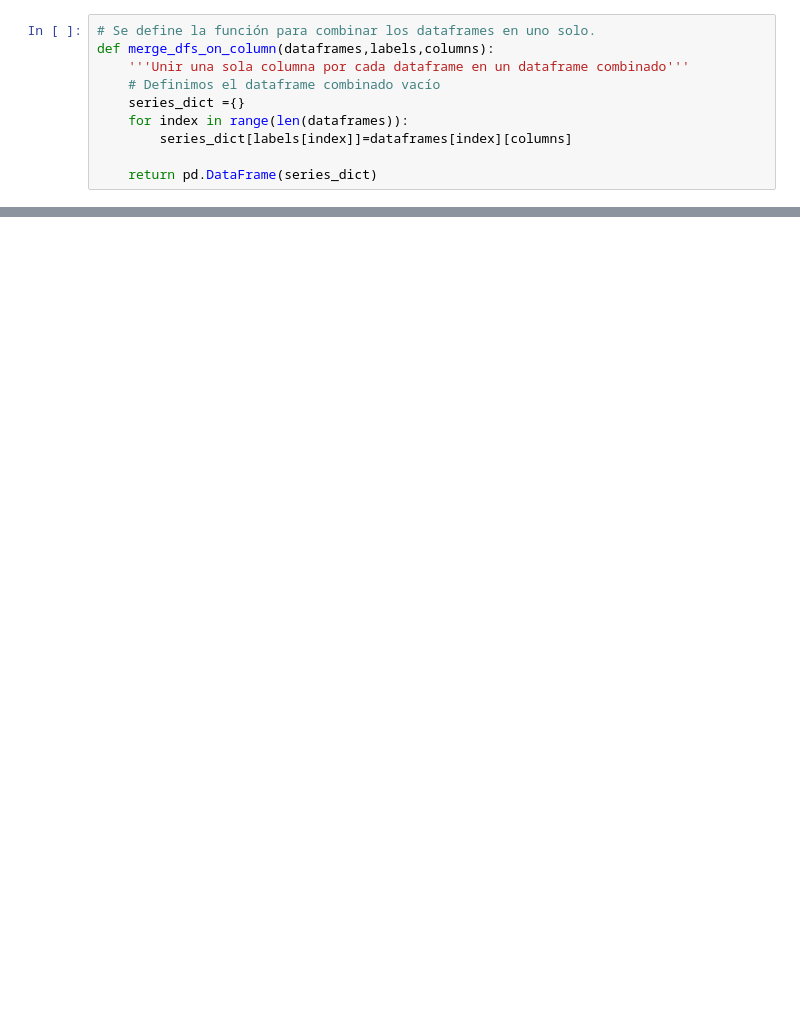
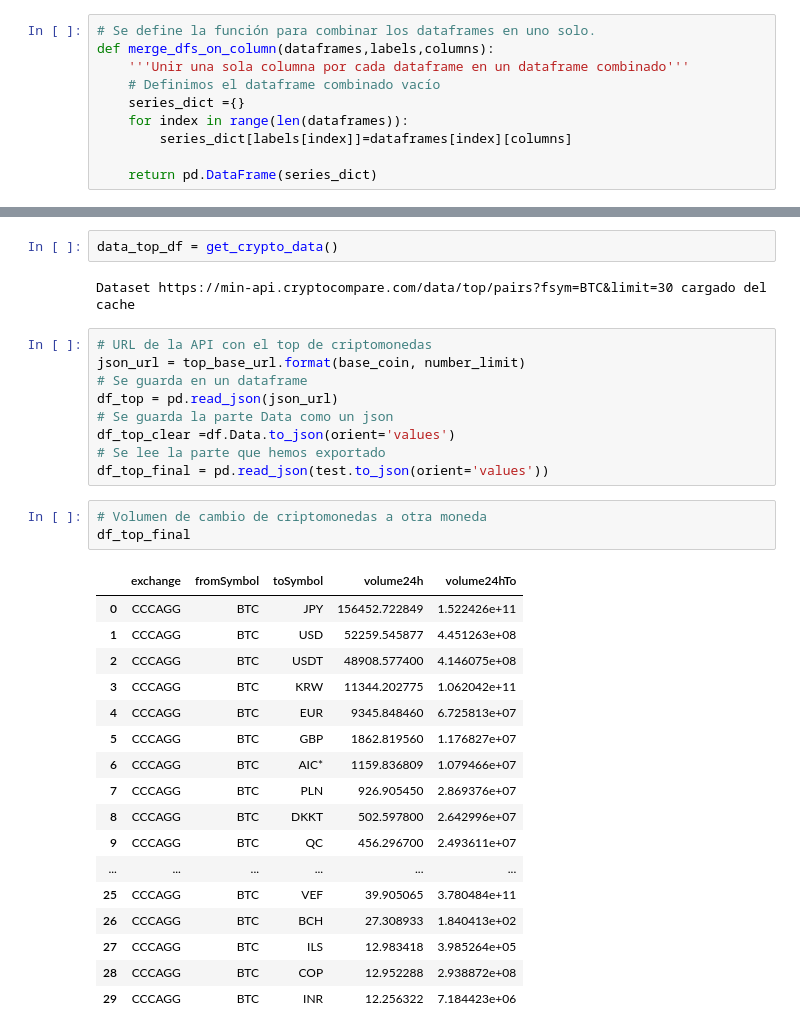
Before and after one commit to cgarciadiaz/An-lisis-de-criptomonedas, a Jupyter notebook: criptocurrency_analysis.ipynb, the cells around one changed output, grey strips where cells are left out. Drawn from its saved outputs; the diff is of its cells as text; blank space fills up the shorter version.

```diff
--- a/criptocurrency_analysis.ipynb
+++ b/criptocurrency_analysis.ipynb
@@ -182,0 +385,34 @@ def df_scatter(df, title,separate_y_axis=False, y_axis_label='',scale='linear',i
+# %%
+data_top_df = get_crypto_data()
+# %% [output]
+Dataset https://min-api.cryptocompare.com/data/top/pairs?fsym=BTC&limit=30 cargado del cache
+# %%
+# URL de la API con el top de criptomonedas
+json_url = top_base_url.format(base_coin, number_limit)
+# Se guarda en un dataframe
+df_top = pd.read_json(json_url)
+# Se guarda la parte Data como un json
+df_top_clear =df.Data.to_json(orient='values')
+# Se lee la parte que hemos exportado
+df_top_final = pd.read_json(test.to_json(orient='values'))
+# %%
+# Volumen de cambio de criptomonedas a otra moneda
+df_top_final
+# %% [output]
+|  | exchange | fromSymbol | toSymbol | volume24h | volume24hTo |
+| 0 | CCCAGG | BTC | JPY | 156452.722849 | 1.522426e+11 |
+| 1 | CCCAGG | BTC | USD | 52259.545877 | 4.451263e+08 |
+| 2 | CCCAGG | BTC | USDT | 48908.577400 | 4.146075e+08 |
+| 3 | CCCAGG | BTC | KRW | 11344.202775 | 1.062042e+11 |
+| 4 | CCCAGG | BTC | EUR | 9345.848460 | 6.725813e+07 |
+| 5 | CCCAGG | BTC | GBP | 1862.819560 | 1.176827e+07 |
+| 6 | CCCAGG | BTC | AIC* | 1159.836809 | 1.079466e+07 |
+| 7 | CCCAGG | BTC | PLN | 926.905450 | 2.869376e+07 |
+| 8 | CCCAGG | BTC | DKKT | 502.597800 | 2.642996e+07 |
+| 9 | CCCAGG | BTC | QC | 456.296700 | 2.493611e+07 |
+| ... | ... | ... | ... | ... | ... |
+| 25 | CCCAGG | BTC | VEF | 39.905065 | 3.780484e+11 |
+| 26 | CCCAGG | BTC | BCH | 27.308933 | 1.840413e+02 |
+| 27 | CCCAGG | BTC | ILS | 12.983418 | 3.985264e+05 |
+| 28 | CCCAGG | BTC | COP | 12.952288 | 2.938872e+08 |
+| 29 | CCCAGG | BTC | INR | 12.256322 | 7.184423e+06 |
```
Also changed, not shown: parts of 30 cells of this notebook.
